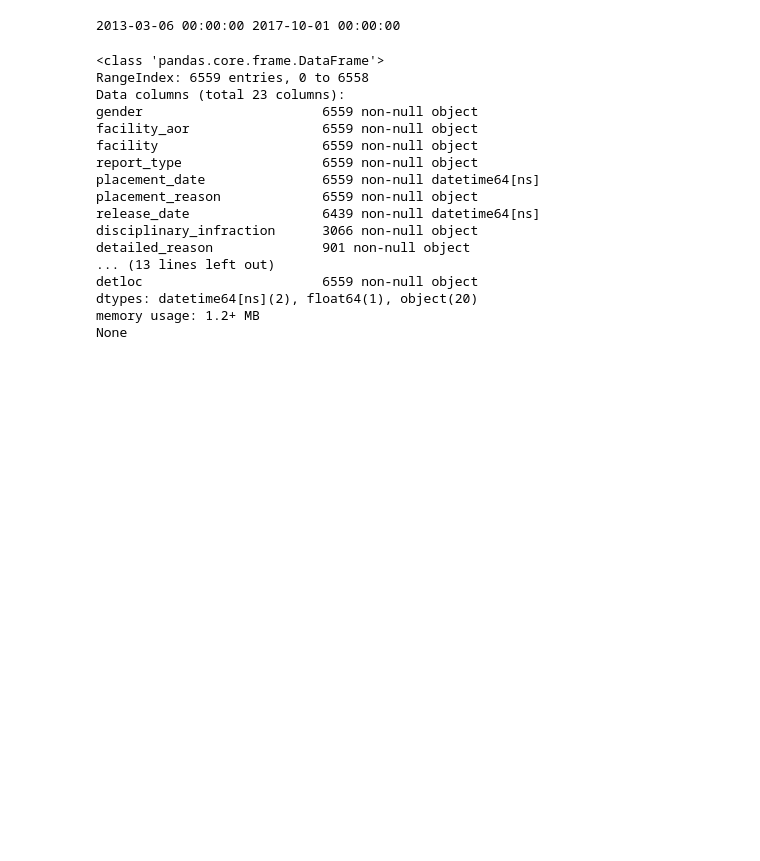
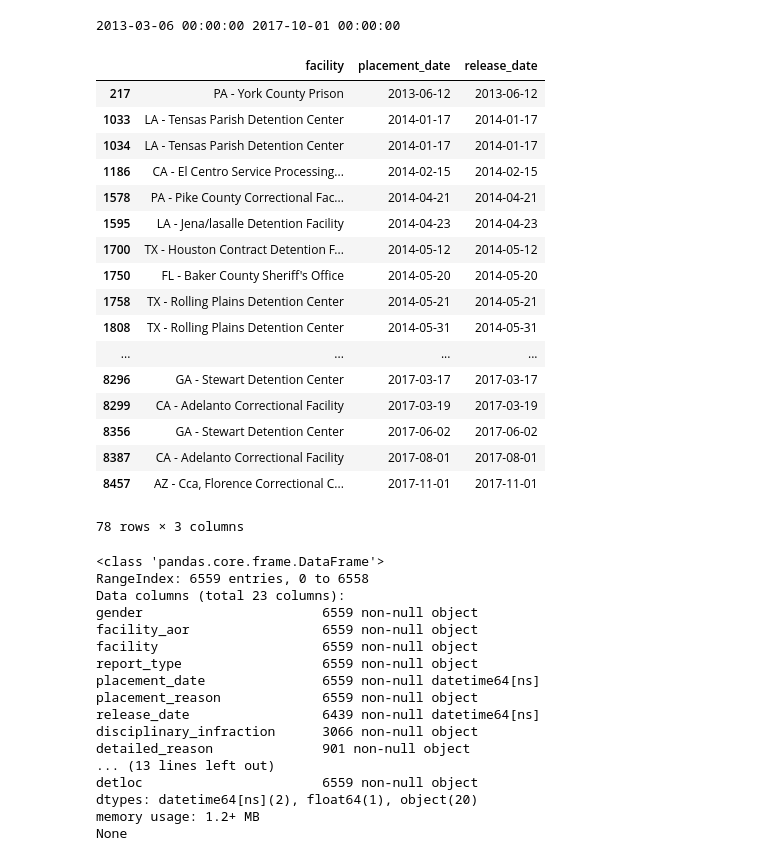
Before and after one commit to UWCHR/nwdc-seg, a Jupyter notebook: analyze/note/NWDC-analyze.ipynb, the cells around one changed output. Drawn from its saved outputs; the diff is of its cells as text; code cells hidden in the pictures; blank space fills up the shorter version.

```diff
--- a/analyze/note/NWDC-analyze.ipynb
+++ b/analyze/note/NWDC-analyze.ipynb
@@ -794,6 +833,27 @@ icij_nwdc_min_date = icij_nwdc['placement_date'].min()
 print(icij_nwdc_min_date, icij_nwdc_max_date)
 # %% [output]
 2013-03-06 00:00:00 2017-10-01 00:00:00
+# %%
+icij[icij['days_solitary'] == 0][['facility','placement_date','release_date']]
+# %% [output]
+|  | facility | placement_date | release_date |
+| 217 | PA - York County Prison | 2013-06-12 | 2013-06-12 |
+| 1033 | LA - Tensas Parish Detention Center | 2014-01-17 | 2014-01-17 |
+| 1034 | LA - Tensas Parish Detention Center | 2014-01-17 | 2014-01-17 |
+| 1186 | CA - El Centro Service Processing... | 2014-02-15 | 2014-02-15 |
+| 1578 | PA - Pike County Correctional Fac... | 2014-04-21 | 2014-04-21 |
+| 1595 | LA - Jena/lasalle Detention Facility | 2014-04-23 | 2014-04-23 |
+| 1700 | TX - Houston Contract Detention F... | 2014-05-12 | 2014-05-12 |
+| 1750 | FL - Baker County Sheriff's Office | 2014-05-20 | 2014-05-20 |
+| 1758 | TX - Rolling Plains Detention Center | 2014-05-21 | 2014-05-21 |
+| 1808 | TX - Rolling Plains Detention Center | 2014-05-31 | 2014-05-31 |
+| ... | ... | ... | ... |
+| 8296 | GA - Stewart Detention Center | 2017-03-17 | 2017-03-17 |
+| 8299 | CA - Adelanto Correctional Facility | 2017-03-19 | 2017-03-19 |
+| 8356 | GA - Stewart Detention Center | 2017-06-02 | 2017-06-02 |
+| 8387 | CA - Adelanto Correctional Facility | 2017-08-01 | 2017-08-01 |
+| 8457 | AZ - Cca, Florence Correctional C... | 2017-11-01 | 2017-11-01 |
+78 rows × 3 columns
 # %%
 print(pogo.info())
 print()
```
Also changed, not shown: parts of 25 cells of this notebook, 2 other files.
